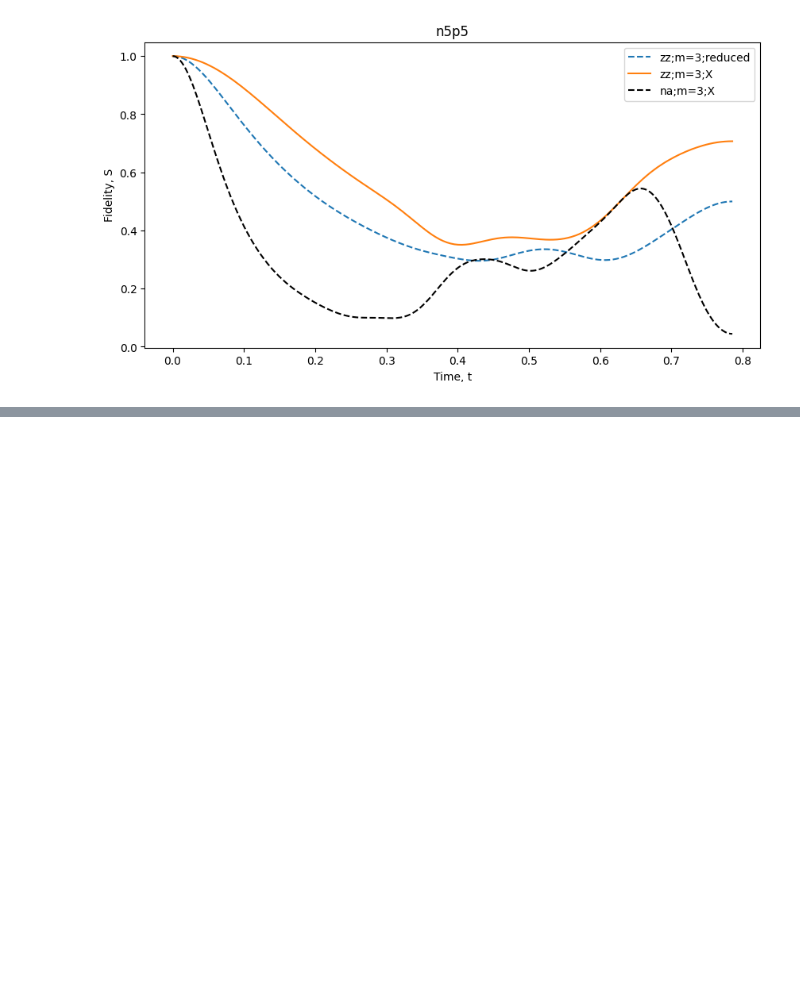
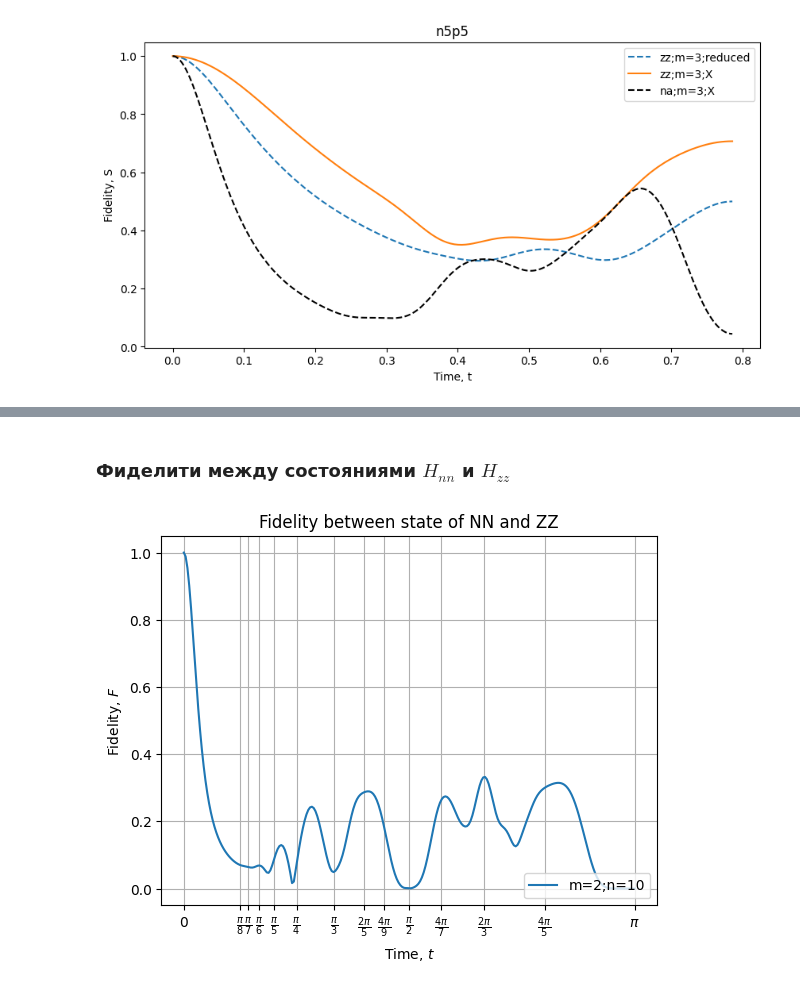
Before and after one commit to kephircheek/research-emqwuqoc, a Jupyter notebook: notebooks/Tim's way.ipynb, the cells around one changed output, grey strips where cells are left out. Saved outputs shown, nothing was run; the diff lists cells and outputs as text; code cells hidden in the pictures; blank space fills up the shorter version.

```diff
--- a/notebooks/Tim's way.ipynb
+++ b/notebooks/Tim's way.ipynb
@@ -155,0 +236,19 @@ ax.legend()
+# %%
+tspan = np.linspace(0, np.pi, 251)
+n_ = 10
+
+
+def f_state(t, q, m_, n_):
+    s = entanglement_propagation.f_state(t, q, m_, n_)
+    s /= s.norm() or 1
+    return s
+
+
+f_state_span_by_m = {}
+
+for m_ in range(3, 8):
+    q = [n_ for _ in range(m_ - 2)]
+    f_state_span = joblib.Parallel(n_jobs=-1)(
+        joblib.delayed(f_state)(t, q, m_, n_) for t in tqdm(tspan, postfix=f"m={m_}")
+    )
+    f_state_span_by_m[m_] = f_state_span
@@ -155,0 +258,30 @@ ax.legend()
+# %%
+model = bec.BEC_Qubits.init_default(n_, 0)
+h_zz_state_n2_exact_span = [
+    bec.state_under_h_zz_teor_focked(model, t / model.Omega / 4) for t in tqdm(tspan)
+]
+h_nn_state_n2_exact_span = [
+    bec.state_under_h_na_exact_focked(model, t) for t in tqdm(tspan)
+]
+# %% [markdown]
+### Фиделити между состояниями $H_{nn}$ и $H_{zz}$
+# %%
+fig, ax = plt.subplots(1, 1)
+ax.set_title("Fidelity between state of NN and ZZ")
+
+h_nn_state_fid = [
+    qutip.metrics.fidelity(s, s_)
+    for s, s_ in tqdm(
+        zip(h_zz_state_n2_exact_span, h_nn_state_n2_exact_span),
+        total=len(h_nn_state_n2_exact_span),
+    )
+]
+ax.plot(tspan, h_nn_state_fid, label=f"m={2};n={n_}")
+
+set_xlabel_as_pi_fraction(ax)
+ax.set_ylabel(r"Fidelity, $F$")
+ax.set_xlabel(r"Time, $t$")
+ax.legend(loc="lower right")
+ax.grid()
+# %% [output]
+[figure, added]
```
Also changed, not shown: parts of 36 cells of this notebook.
